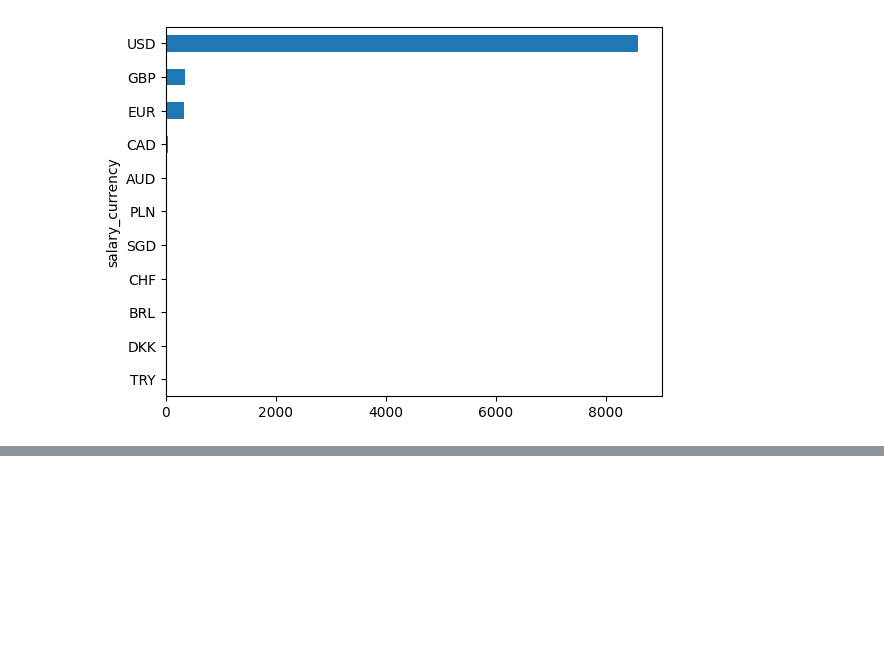
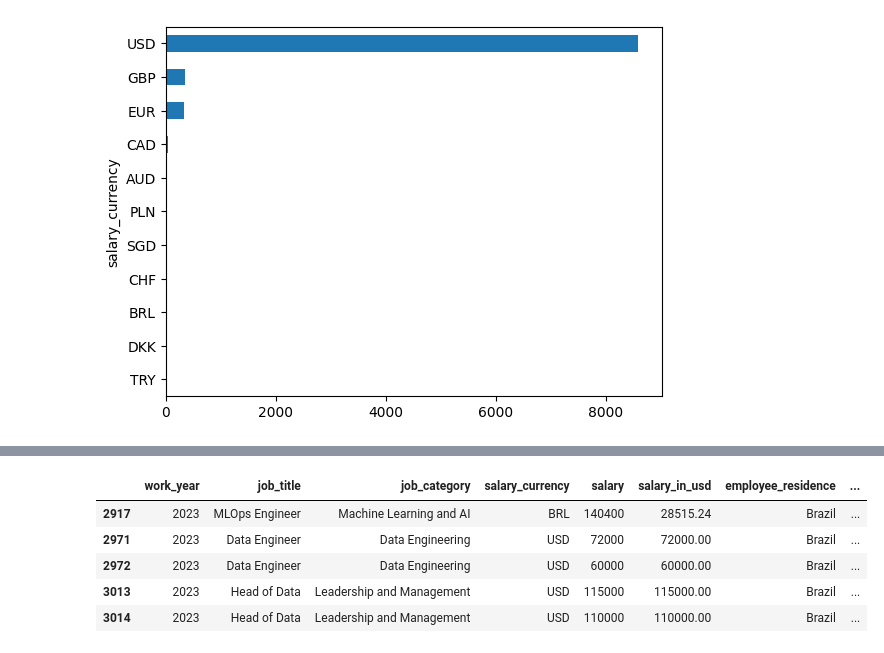
Before and after one commit to mArcio-Lmano/Data-Science, a Jupyter notebook: jobs_salary/jobs_ds.ipynb, the cells around one changed output, grey strips where cells are left out. Cells and saved outputs as stored; diff of their text form; code cells hidden in the pictures; blank space fills up the shorter version.

```diff
--- a/jobs_salary/jobs_ds.ipynb
+++ b/jobs_salary/jobs_ds.ipynb
@@ -73,0 +123,10 @@ AttributeError: 'numpy.ndarray' object has no attribute 'push'
+# %%
+filtered_df = df[df["employee_residence"] == "Brazil"]
+filtered_df.head()
+# %% [output]
+|  | work_year | job_title | job_category | salary_currency | salary | salary_in_usd | employee_residence | ... |
+| 2917 | 2023 | MLOps Engineer | Machine Learning and AI | BRL | 140400 | 28515.24 | Brazil | ... |
+| 2971 | 2023 | Data Engineer | Data Engineering | USD | 72000 | 72000.00 | Brazil | ... |
+| 2972 | 2023 | Data Engineer | Data Engineering | USD | 60000 | 60000.00 | Brazil | ... |
+| 3013 | 2023 | Head of Data | Leadership and Management | USD | 115000 | 115000.00 | Brazil | ... |
+| 3014 | 2023 | Head of Data | Leadership and Management | USD | 110000 | 110000.00 | Brazil | ... |
```
Also changed, not shown: parts of 11 cells of this notebook.
